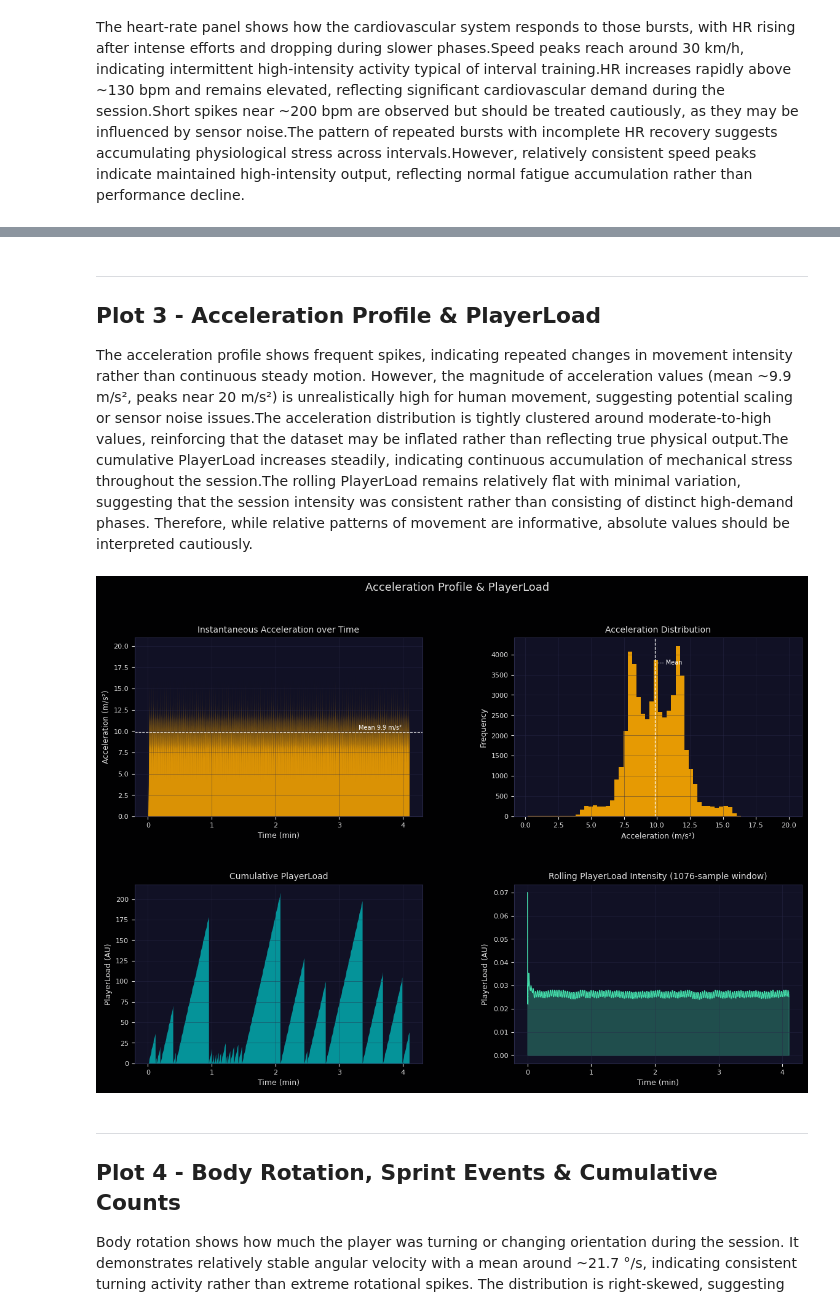
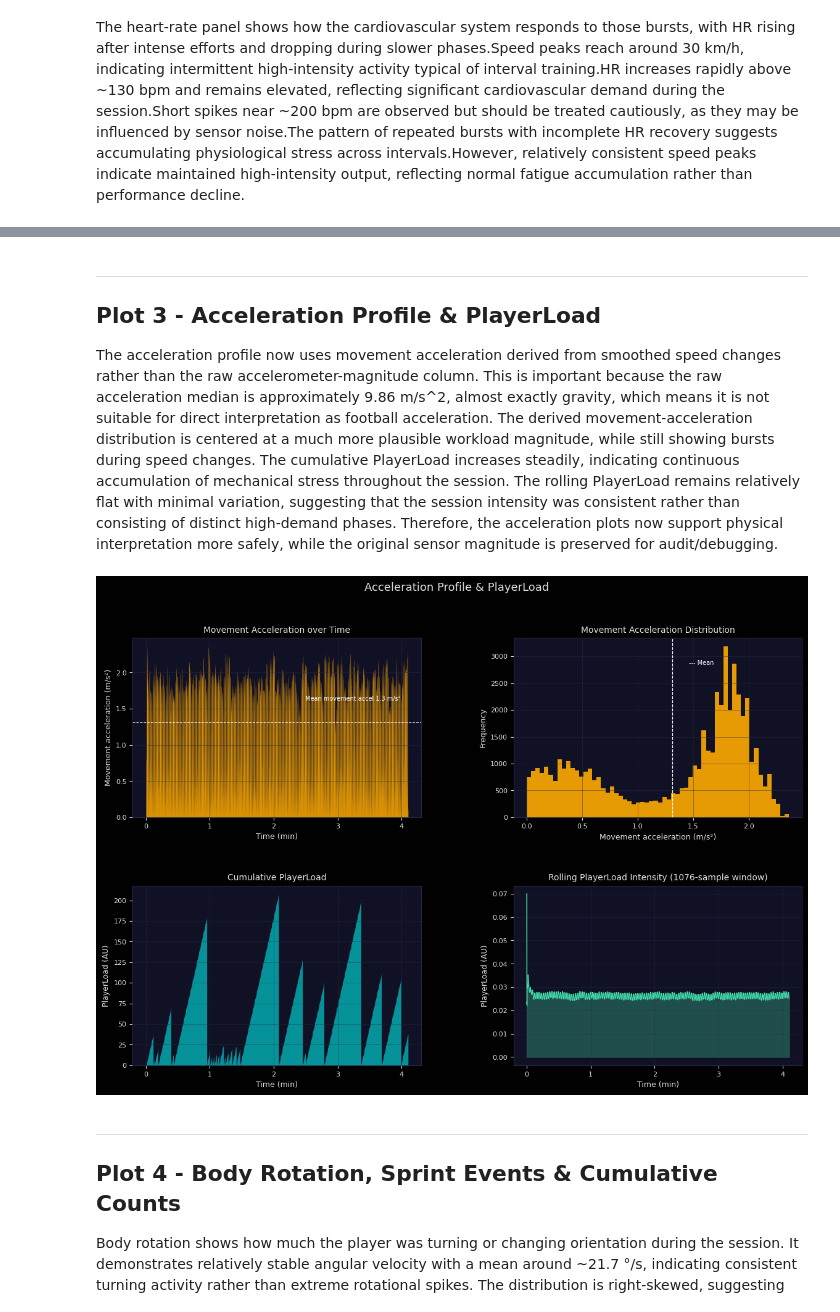
Before and after one commit to SSS-R/UPI, a Jupyter notebook: football_case_study.ipynb, the cells around one changed output, grey strips where cells are left out. Drawn from its saved outputs; the diff is of its cells as text; code cells hidden in the pictures.

Commit message:
plot 3

```diff
--- a/football_case_study.ipynb
+++ b/football_case_study.ipynb
@@ -355,8 +382,7 @@ plt.show()
 ---
 ## Plot 3 - Acceleration Profile & PlayerLoad
 
-
-The acceleration profile shows frequent spikes, indicating repeated changes in movement intensity rather than continuous steady motion. However, the magnitude of acceleration values (mean ~9.9 m/s², peaks near 20 m/s²) is unrealistically high for human movement, suggesting potential scaling or sensor noise issues.The acceleration distribution is tightly clustered around moderate-to-high values, reinforcing that the dataset may be inflated rather than reflecting true physical output.The cumulative PlayerLoad increases steadily, indicating continuous accumulation of mechanical stress throughout the session.The rolling PlayerLoad remains relatively flat with minimal variation, suggesting that the session intensity was consistent rather than consisting of distinct high-demand phases. Therefore, while relative patterns of movement are informative, absolute values should be interpreted cautiously.
+The acceleration profile now uses movement acceleration derived from smoothed speed changes rather than the raw accelerometer-magnitude column. This is important because the raw acceleration median is approximately 9.86 m/s^2, almost exactly gravity, which means it is not suitable for direct interpretation as football acceleration. The derived movement-acceleration distribution is centered at a much more plausible workload magnitude, while still showing bursts during speed changes. The cumulative PlayerLoad increases steadily, indicating continuous accumulation of mechanical stress throughout the session. The rolling PlayerLoad remains relatively flat with minimal variation, suggesting that the session intensity was consistent rather than consisting of distinct high-demand phases. Therefore, the acceleration plots now support physical interpretation more safely, while the original sensor magnitude is preserved for audit/debugging.
 # %%
 win5s = max(1, int(5 * len(df) / 246))   # ~5-second window in samples
 pl_roll = pd.Series(pl_ins).rolling(win5s, min_periods=1).mean().values
@@ -371,39 +397,39 @@ ax_plc = fig3.add_subplot(gs3[1, 0])
 ax_plr = fig3.add_subplot(gs3[1, 1])
 
 # ── Instantaneous acceleration ────────────────────────────────────────────────
 ax_ai.fill_between(t, accel, color='#FFAA00', alpha=0.85, linewidth=0)
 mean_a = accel.mean()
 ax_ai.axhline(mean_a, color='white', linestyle='--', linewidth=0.8, alpha=0.7)
-ax_ai.text(t[-1] * 0.97, mean_a + 0.3, f'Mean {mean_a:.1f} m/s²',
+ax_ai.text(t[-1] * 0.97, mean_a + 0.3, f'Mean movement accel {mean_a:.1f} m/s²',
            color='white', fontsize=7, ha='right')
 ax_ai.set_ylim(0)
-style_ax(ax_ai, xlabel='Time (min)', ylabel='Acceleration (m/s²)',
-         title='Instantaneous Acceleration over Time')
+style_ax(ax_ai, xlabel='Time (min)', ylabel='Movement acceleration (m/s²)',
+         title='Movement Acceleration over Time')
 
 # ── Acceleration distribution ─────────────────────────────────────────────────
 ax_ad.hist(accel, bins=60, color='#FFAA00', edgecolor='none', alpha=0.9)
 ax_ad.axvline(mean_a, color='white', linestyle='--', linewidth=0.9)
 ylim_ad = ax_ad.get_ylim()
 ax_ad.text(mean_a + 0.15, ylim_ad[1] * 0.85, '--- Mean', color='white', fontsize=7)
-style_ax(ax_ad, xlabel='Acceleration (m/s²)', ylabel='Frequency',
-         title='Acceleration Distribution')
+style_ax(ax_ad, xlabel='Movement acceleration (m/s²)', ylabel='Frequency',
+         title='Movement Acceleration Distribution')
 
 # ── Cumulative PlayerLoad ─────────────────────────────────────────────────────
 ax_plc.fill_between(t, pl_cum, color='#00CCCC', alpha=0.7, linewidth=0)
 ax_plc.set_ylim(0)
 style_ax(ax_plc, xlabel='Time (min)', ylabel='PlayerLoad (AU)',
          title='Cumulative PlayerLoad')
 
 # ── Rolling PlayerLoad intensity ──────────────────────────────────────────────
 ax_plr.plot(t, pl_roll, color='#44DDAA', linewidth=0.9)
 ax_plr.fill_between(t, pl_roll, color='#44DDAA', alpha=0.3)
 style_ax(ax_plr, xlabel='Time (min)', ylabel='PlayerLoad (AU)',
          title=f'Rolling PlayerLoad Intensity ({win5s}-sample window)')
 
 plt.tight_layout()
 plt.show()
 # %% [output]
-[figure, old version]
+[figure, new version]
 # %% [markdown]
 ---
 ## Plot 4 - Body Rotation, Sprint Events & Cumulative Counts
```
Also changed, not shown: parts of 7 cells of this notebook, 1 other file.
